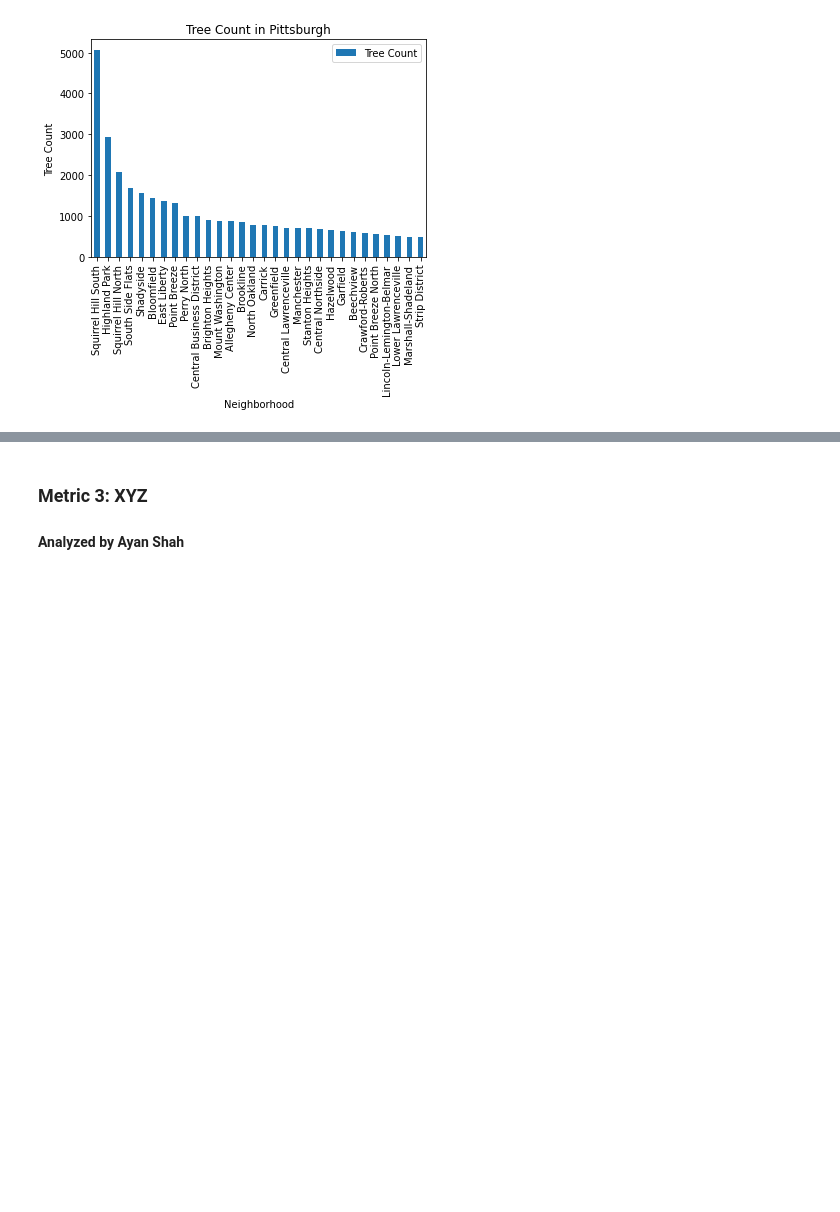
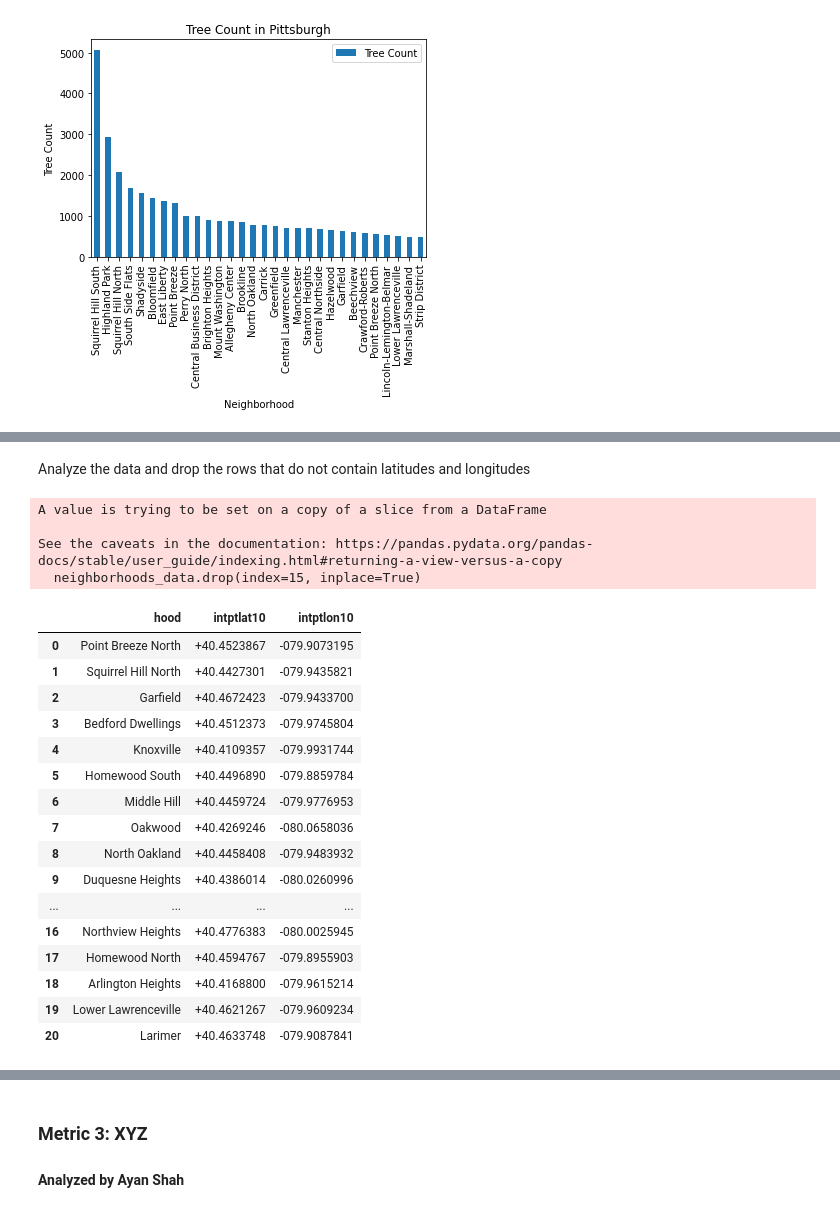
Before and after one commit to rohilkapur03/cmpinf_0010_final, a Jupyter notebook: finalproject.ipynb, the cells around one changed output, grey strips where cells are left out. Drawn from its saved outputs; the diff is of its cells as text; code cells hidden in the pictures; blank space fills up the shorter version.

```diff
--- a/project.ipynb
+++ b/finalproject.ipynb
@@ -202,0 +226,28 @@ map
+# %% [markdown]
+Analyze the data and drop the rows that do not contain latitudes and longitudes
+# %%
+neighborhoods_data.drop(index=15, inplace=True)
+
+neighborhoods_data.head(20)
+# %% [output]
+A value is trying to be set on a copy of a slice from a DataFrame
+
+See the caveats in the documentation: https://pandas.pydata.org/pandas-docs/stable/user_guide/indexing.html#returning-a-view-versus-a-copy
+  neighborhoods_data.drop(index=15, inplace=True)
+|  | hood | intptlat10 | intptlon10 |
+| 0 | Point Breeze North | +40.4523867 | -079.9073195 |
+| 1 | Squirrel Hill North | +40.4427301 | -079.9435821 |
+| 2 | Garfield | +40.4672423 | -079.9433700 |
+| 3 | Bedford Dwellings | +40.4512373 | -079.9745804 |
+| 4 | Knoxville | +40.4109357 | -079.9931744 |
+| 5 | Homewood South | +40.4496890 | -079.8859784 |
+| 6 | Middle Hill | +40.4459724 | -079.9776953 |
+| 7 | Oakwood | +40.4269246 | -080.0658036 |
+| 8 | North Oakland | +40.4458408 | -079.9483932 |
+| 9 | Duquesne Heights | +40.4386014 | -080.0260996 |
+| ... | ... | ... | ... |
+| 16 | Northview Heights | +40.4776383 | -080.0025945 |
+| 17 | Homewood North | +40.4594767 | -079.8955903 |
+| 18 | Arlington Heights | +40.4168800 | -079.9615214 |
+| 19 | Lower Lawrenceville | +40.4621267 | -079.9609234 |
+| 20 | Larimer | +40.4633748 | -079.9087841 |
```
Also changed, not shown: parts of 14 cells of this notebook.
